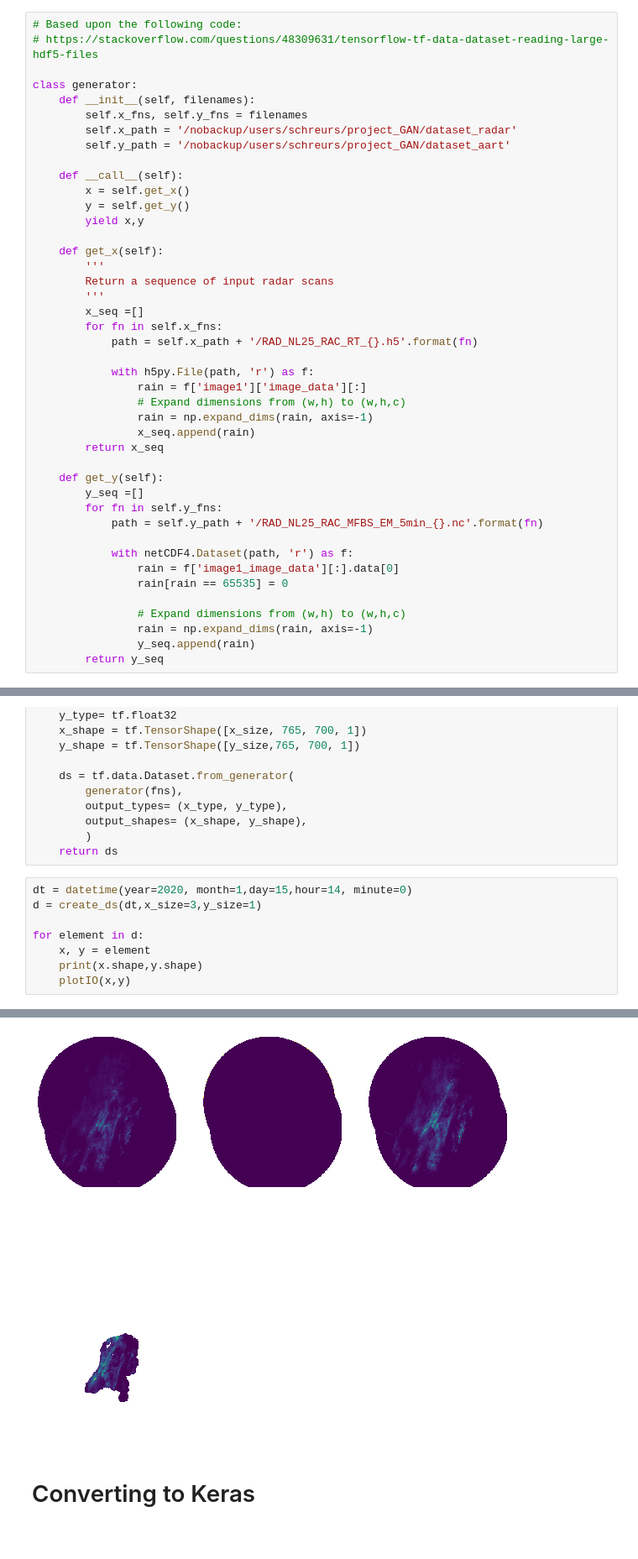
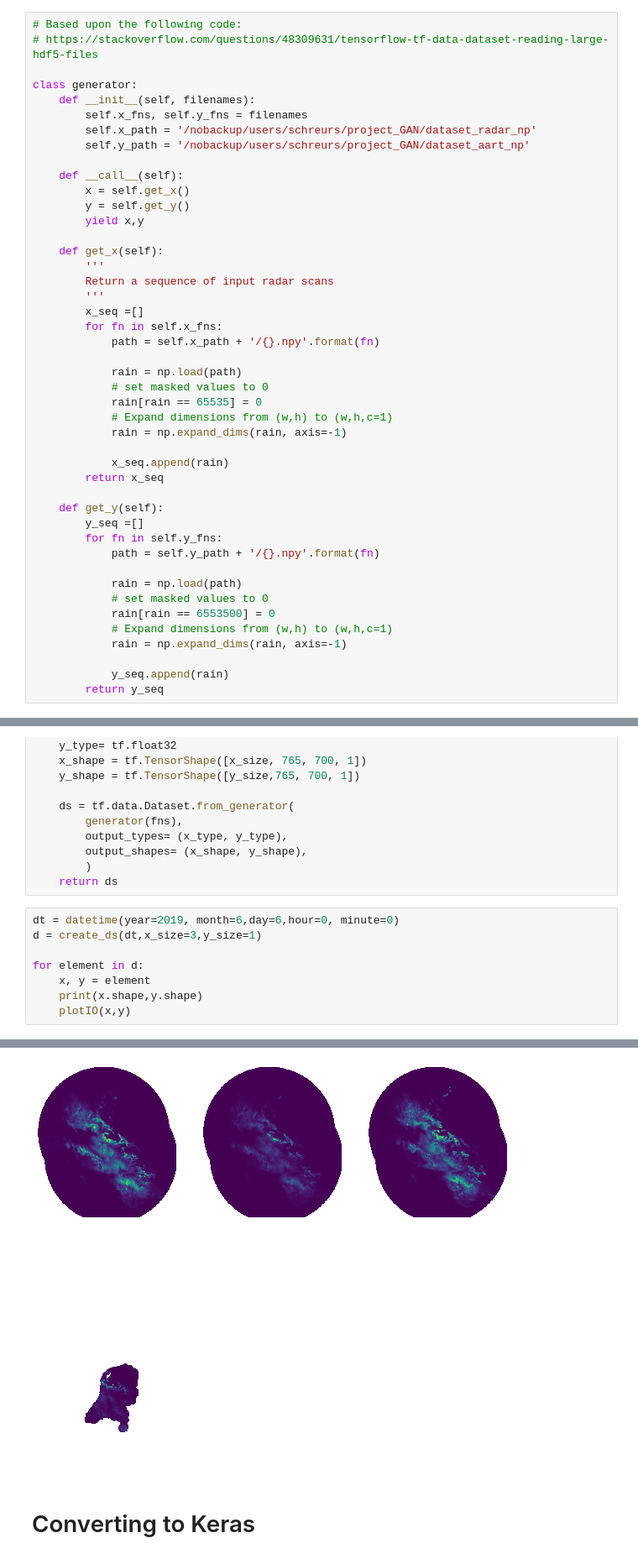
Before and after one commit to KoertS/precipitation-nowcasting-using-GANs, a Jupyter notebook: precipitation_forecasting/data_loader.ipynb, the cells around one changed output, grey strips where cells are left out. Shown at 84% size. Saved outputs shown, nothing was run; the diff lists cells and outputs as text.

```diff
--- a/precipitation_forecasting/data_loader.ipynb
+++ b/precipitation_forecasting/data_loader.ipynb
@@ -111,8 +111,8 @@ def plotIO(x,y):
 class generator:
     def __init__(self, filenames):
         self.x_fns, self.y_fns = filenames
-        self.x_path = '/nobackup/users/schreurs/project_GAN/dataset_radar'
-        self.y_path = '/nobackup/users/schreurs/project_GAN/dataset_aart'
+        self.x_path = '/nobackup/users/schreurs/project_GAN/dataset_radar_np'
+        self.y_path = '/nobackup/users/schreurs/project_GAN/dataset_aart_np'
 
     def __call__(self):
         x = self.get_x()
@@ -125,27 +125,29 @@ class generator:
         '''
         x_seq =[]
         for fn in self.x_fns:
-            path = self.x_path + '/RAD_NL25_RAC_RT_{}.h5'.format(fn)
+            path = self.x_path + '/{}.npy'.format(fn)
 
-            with h5py.File(path, 'r') as f:
-                rain = f['image1']['image_data'][:]
-                # Expand dimensions from (w,h) to (w,h,c)
-                rain = np.expand_dims(rain, axis=-1)
-                x_seq.append(rain)
+            rain = np.load(path)
+            # set masked values to 0
+            rain[rain == 65535] = 0
+            # Expand dimensions from (w,h) to (w,h,c=1)
+            rain = np.expand_dims(rain, axis=-1)
+
+            x_seq.append(rain)
         return x_seq
 
     def get_y(self):
         y_seq =[]
         for fn in self.y_fns:
-            path = self.y_path + '/RAD_NL25_RAC_MFBS_EM_5min_{}.nc'.format(fn)
+            path = self.y_path + '/{}.npy'.format(fn)
 
-            with netCDF4.Dataset(path, 'r') as f:
-                rain = f['image1_image_data'][:].data[0]
-                rain[rain == 65535] = 0
+            rain = np.load(path)
+            # set masked values to 0
+            rain[rain == 6553500] = 0
+            # Expand dimensions from (w,h) to (w,h,c=1)
+            rain = np.expand_dims(rain, axis=-1)
 
-                # Expand dimensions from (w,h) to (w,h,c)
-                rain = np.expand_dims(rain, axis=-1)
-                y_seq.append(rain)
+            y_seq.append(rain)
         return y_seq
 # %%
 def filenames_xy(dt, x_size=3, y_size=1):
@@ -190,7 +192,7 @@ def create_ds(dt, x_size=3,y_size=1):
         )
     return ds
 # %%
-dt = datetime(year=2020, month=1,day=15,hour=14, minute=0)
+dt = datetime(year=2019, month=6,day=6,hour=0, minute=0)
 d = create_ds(dt,x_size=3,y_size=1)
 
 for element in d:
@@ -202,5 +204,5 @@ for element in d:
 (3, 765, 700, 1) (1, 765, 700, 1)
-[figure, old version]
+[figure, new version]
 # %% [markdown]
 # Converting to Keras
 # %% [markdown]
```
Also changed, not shown: parts of 19 cells of this notebook, 1 other file.
